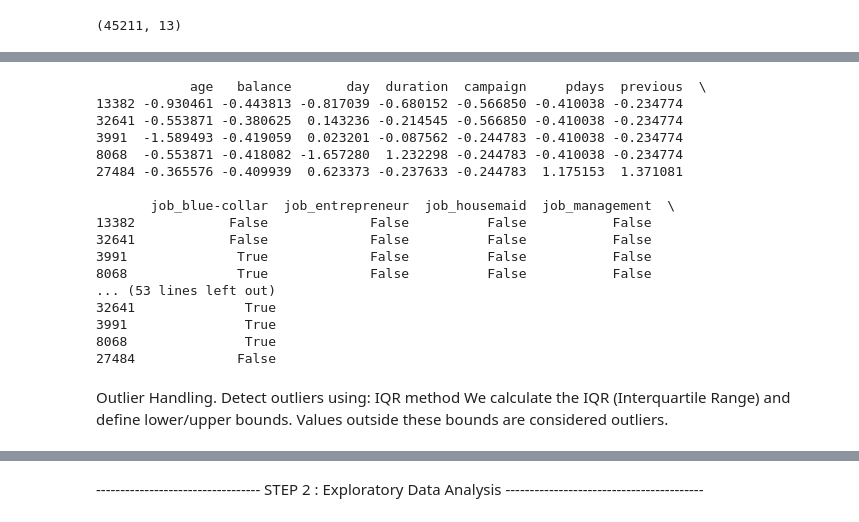
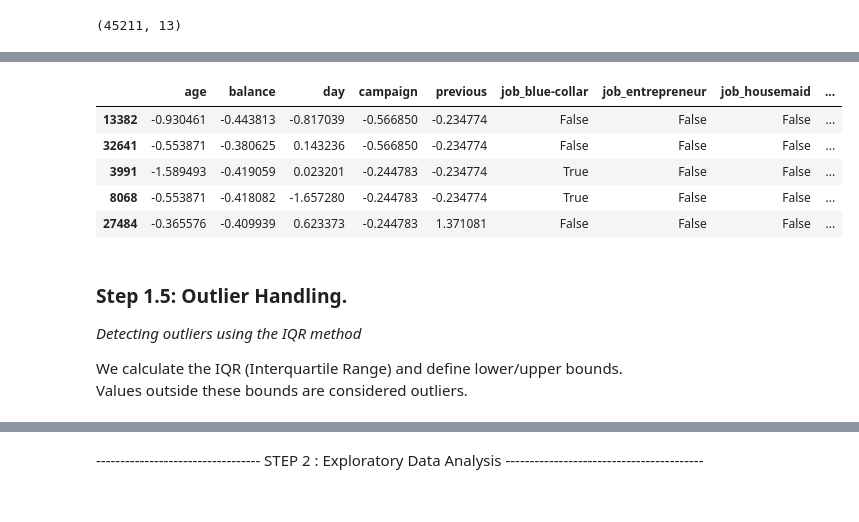
Before and after one commit to alekskadena/bank__datascience, a Jupyter notebook: Project.ipynb, the cells around one changed output, grey strips where cells are left out. Drawn from its saved outputs; the diff is of its cells as text; code cells hidden in the pictures.

```diff
--- a/Project.ipynb
+++ b/Project.ipynb
@@ -167,42 +160,34 @@ We split the data into train and test sets, then scaled the numeric columns usin
 # %%
 from sklearn.model_selection import train_test_split
 from sklearn.preprocessing import StandardScaler
 
 X = df_encoded.drop('y', axis=1)
 y = df_encoded['y']
 
 X_train, X_test, y_train, y_test = train_test_split(
     X, y, test_size=0.3, random_state=42, stratify=y
 )
 
 scaler = StandardScaler()
 
 X_train[numeric_cols] = scaler.fit_transform(X_train[numeric_cols])
 X_test[numeric_cols] = scaler.transform(X_test[numeric_cols])
 
 pd.set_option('display.max_columns', None)
-print(X_train.head())
+X_train.head()
 # %% [output]
-            age   balance       day  duration  campaign     pdays  previous  \
-13382 -0.930461 -0.443813 -0.817039 -0.680152 -0.566850 -0.410038 -0.234774
-32641 -0.553871 -0.380625  0.143236 -0.214545 -0.566850 -0.410038 -0.234774
-3991  -1.589493 -0.419059  0.023201 -0.087562 -0.244783 -0.410038 -0.234774
-8068  -0.553871 -0.418082 -1.657280  1.232298 -0.244783 -0.410038 -0.234774
-27484 -0.365576 -0.409939  0.623373 -0.237633 -0.244783  1.175153  1.371081
-
-       job_blue-collar  job_entrepreneur  job_housemaid  job_management  \
-13382            False             False          False           False
-32641            False             False          False           False
-3991              True             False          False           False
-8068              True             False          False           False
-... (53 lines left out)
-32641              True
-3991               True
-8068               True
-27484             False
+|  | age | balance | day | campaign | previous | job_blue-collar | job_entrepreneur | job_housemaid | ... |
+| 13382 | -0.930461 | -0.443813 | -0.817039 | -0.566850 | -0.234774 | False | False | False | ... |
+| 32641 | -0.553871 | -0.380625 | 0.143236 | -0.566850 | -0.234774 | False | False | False | ... |
+| 3991 | -1.589493 | -0.419059 | 0.023201 | -0.244783 | -0.234774 | True | False | False | ... |
+| 8068 | -0.553871 | -0.418082 | -1.657280 | -0.244783 | -0.234774 | True | False | False | ... |
+| 27484 | -0.365576 | -0.409939 | 0.623373 | -0.244783 | 1.371081 | False | False | False | ... |
 # %% [markdown]
-Outlier Handling. Detect outliers using: IQR method
-We calculate the IQR (Interquartile Range) and define lower/upper bounds. Values outside these bounds are considered outliers.
+### Step 1.5: Outlier Handling.
+*Detecting outliers using the IQR method*
+
+We calculate the IQR (Interquartile Range) and define lower/upper bounds.
+Values outside these bounds are considered outliers.
 # %%
 Q1 = X_train[numeric_cols].quantile(0.25)
 Q3 = X_train[numeric_cols].quantile(0.75)
```
Also changed, not shown: parts of 16 cells of this notebook.
